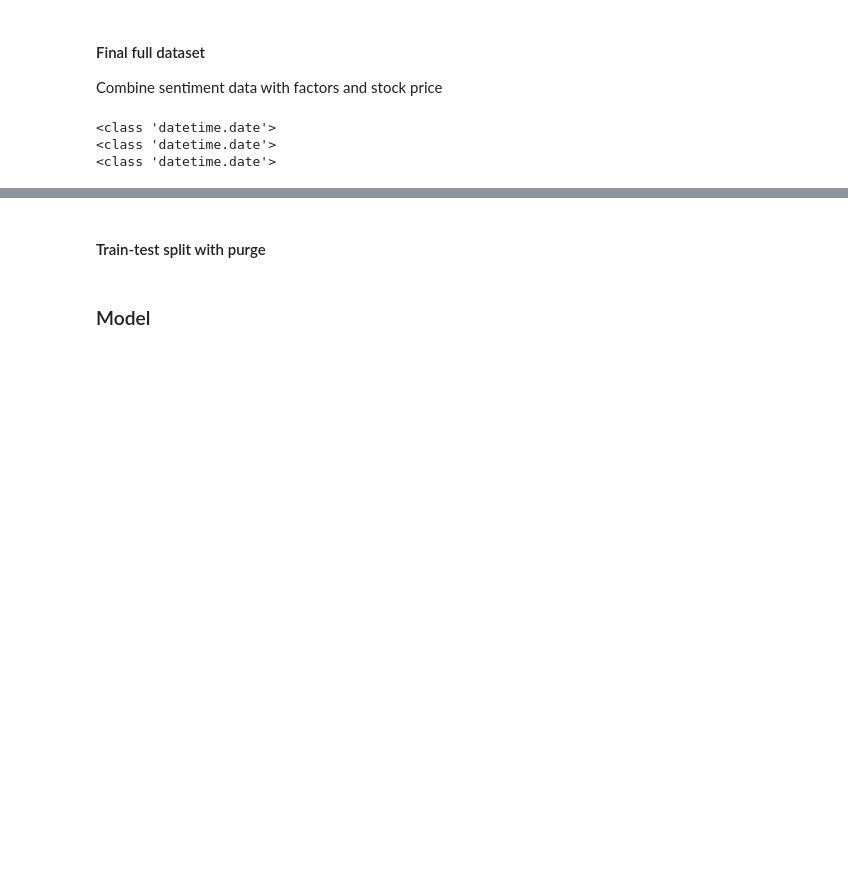
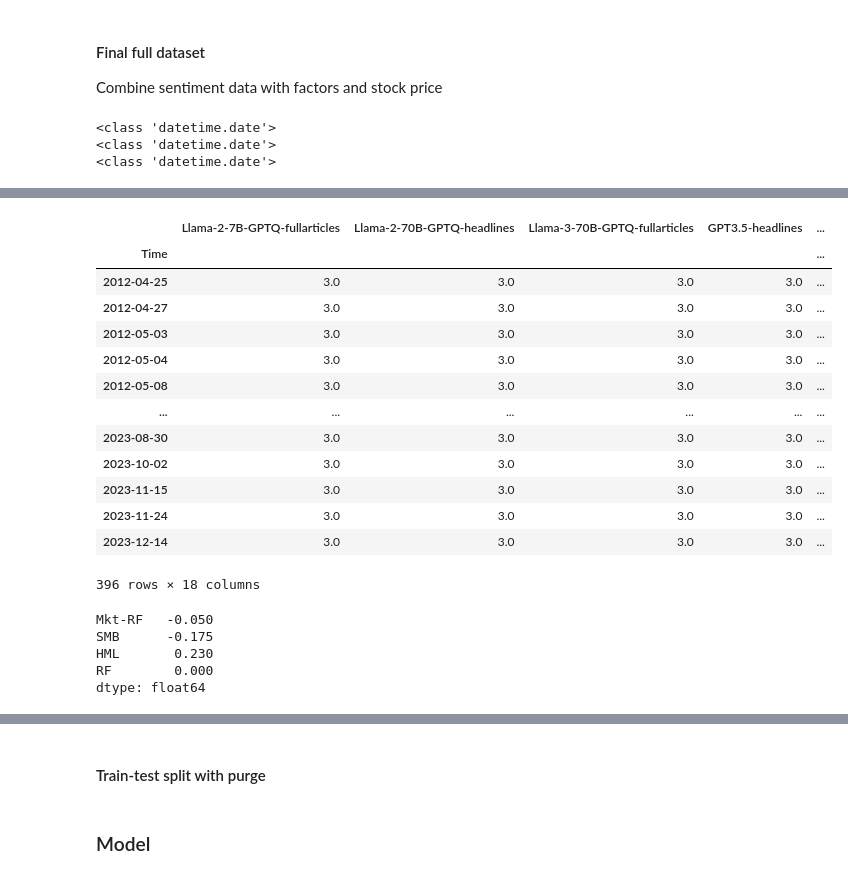
Before and after one commit to gregiberri/llm_financial_sentiment_analysis, a Jupyter notebook: notebooks/7_stock_prediction.ipynb, the cells around one changed output, grey strips where cells are left out. Cells and saved outputs as stored; diff of their text form; code cells hidden in the pictures; blank space fills up the shorter version.

```diff
--- a/notebooks/7_stock_prediction.ipynb
+++ b/notebooks/7_stock_prediction.ipynb
@@ -286,0 +343,31 @@ df_full
+# %%
+m_ind = df_full[df_full[colnames].isna().any(axis=1)].index
+df_full.loc[m_ind, :]
+df_full.loc[m_ind, colnames] = 3
+df_full.loc[m_ind, :]
+# %% [output]
+|  | Llama-2-7B-GPTQ-fullarticles | Llama-2-70B-GPTQ-headlines | Llama-3-70B-GPTQ-fullarticles | GPT3.5-headlines | ... |
+| Time |  |  |  |  | ... |
+| 2012-04-25 | 3.0 | 3.0 | 3.0 | 3.0 | ... |
+| 2012-04-27 | 3.0 | 3.0 | 3.0 | 3.0 | ... |
+| 2012-05-03 | 3.0 | 3.0 | 3.0 | 3.0 | ... |
+| 2012-05-04 | 3.0 | 3.0 | 3.0 | 3.0 | ... |
+| 2012-05-08 | 3.0 | 3.0 | 3.0 | 3.0 | ... |
+| ... | ... | ... | ... | ... | ... |
+| 2023-08-30 | 3.0 | 3.0 | 3.0 | 3.0 | ... |
+| 2023-10-02 | 3.0 | 3.0 | 3.0 | 3.0 | ... |
+| 2023-11-15 | 3.0 | 3.0 | 3.0 | 3.0 | ... |
+| 2023-11-24 | 3.0 | 3.0 | 3.0 | 3.0 | ... |
+| 2023-12-14 | 3.0 | 3.0 | 3.0 | 3.0 | ... |
+396 rows × 18 columns
+# %%
+# Imputing market factors
+# Because SMB has 2 modes, take mean of the two.
+mod_val = df_full[ff3.columns].mode().mean()
+mod_val
+# %% [output]
+Mkt-RF   -0.050
+SMB      -0.175
+HML       0.230
+RF        0.000
+dtype: float64
```
Also changed, not shown: parts of 14 cells of this notebook, 1 other file.
